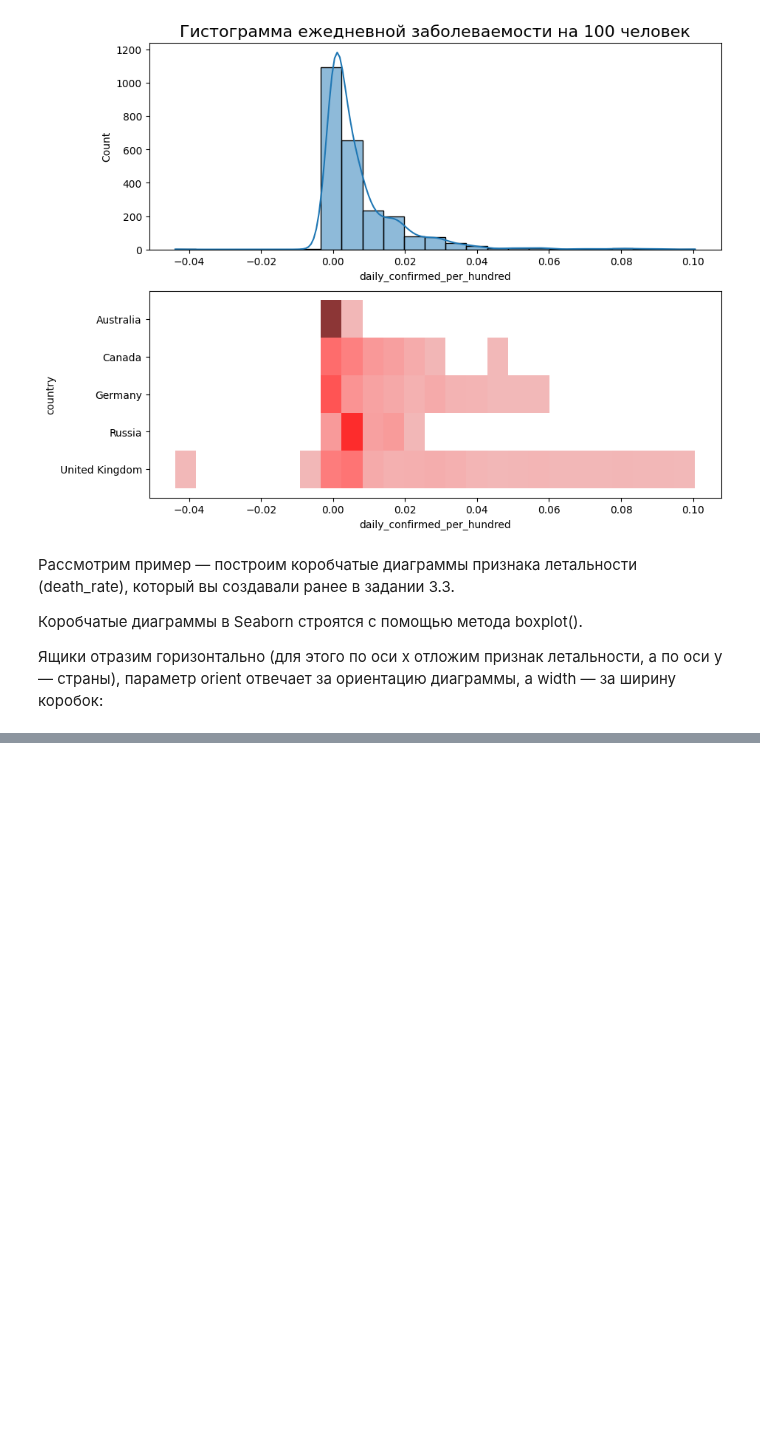
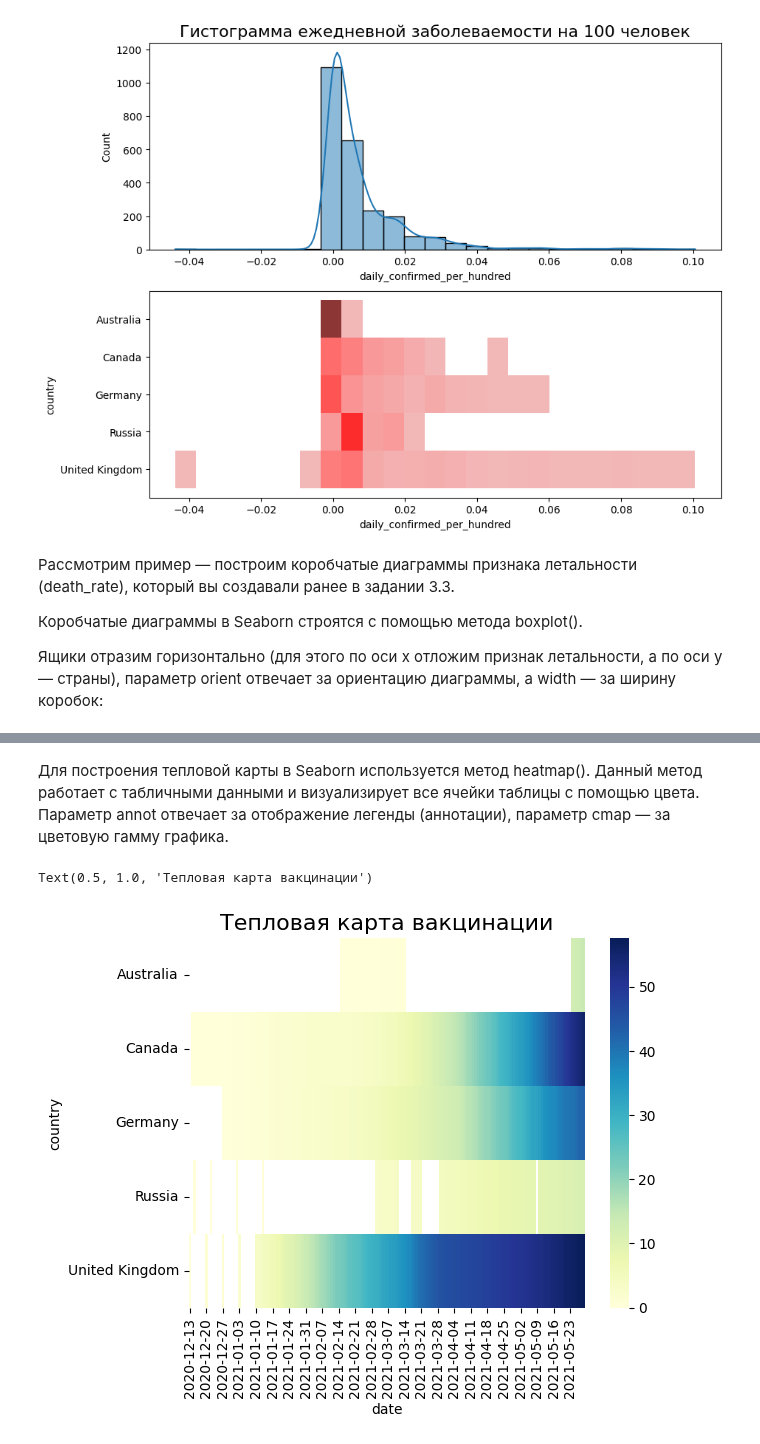
Before and after one commit to BubbleGama4ok/test, a Jupyter notebook: PY_13_Визуализация данных/PY_13.Визуализация данных.ipynb, the cells around one changed output, grey strips where cells are left out. Cells and saved outputs as stored; diff of their text form; code cells hidden in the pictures; blank space fills up the shorter version.

```diff
--- a/PY_13_Визуализация данных/PY_13.Визуализация данных.ipynb
+++ b/PY_13_Визуализация данных/PY_13.Визуализация данных.ipynb
@@ -746,0 +773,8 @@ boxplot.set_title('Распределение летальности по стр
+# %%
+pivot = croped_covid_df.pivot_table(
+    values='people_vaccinated_per_hundred',
+    columns='date',
+    index='country',
+)
+pivot.columns = pivot.columns.astype('string')
+display(pivot)
@@ -746,0 +790,9 @@ boxplot.set_title('Распределение летальности по стр
+# %% [markdown]
+Для построения тепловой карты в Seaborn используется метод heatmap(). Данный метод работает с табличными данными и визуализирует все ячейки таблицы с помощью цвета. Параметр annot отвечает за отображение легенды (аннотации), параметр cmap — за цветовую гамму графика.
+# %%
+heatmap = sns.heatmap(data=pivot, cmap='YlGnBu')
+heatmap.set_title('Тепловая карта вакцинации',
+fontsize=16)
+# %% [output]
+Text(0.5, 1.0, 'Тепловая карта вакцинации')
+[figure, added]
```
Also changed, not shown: parts of 24 cells of this notebook.
